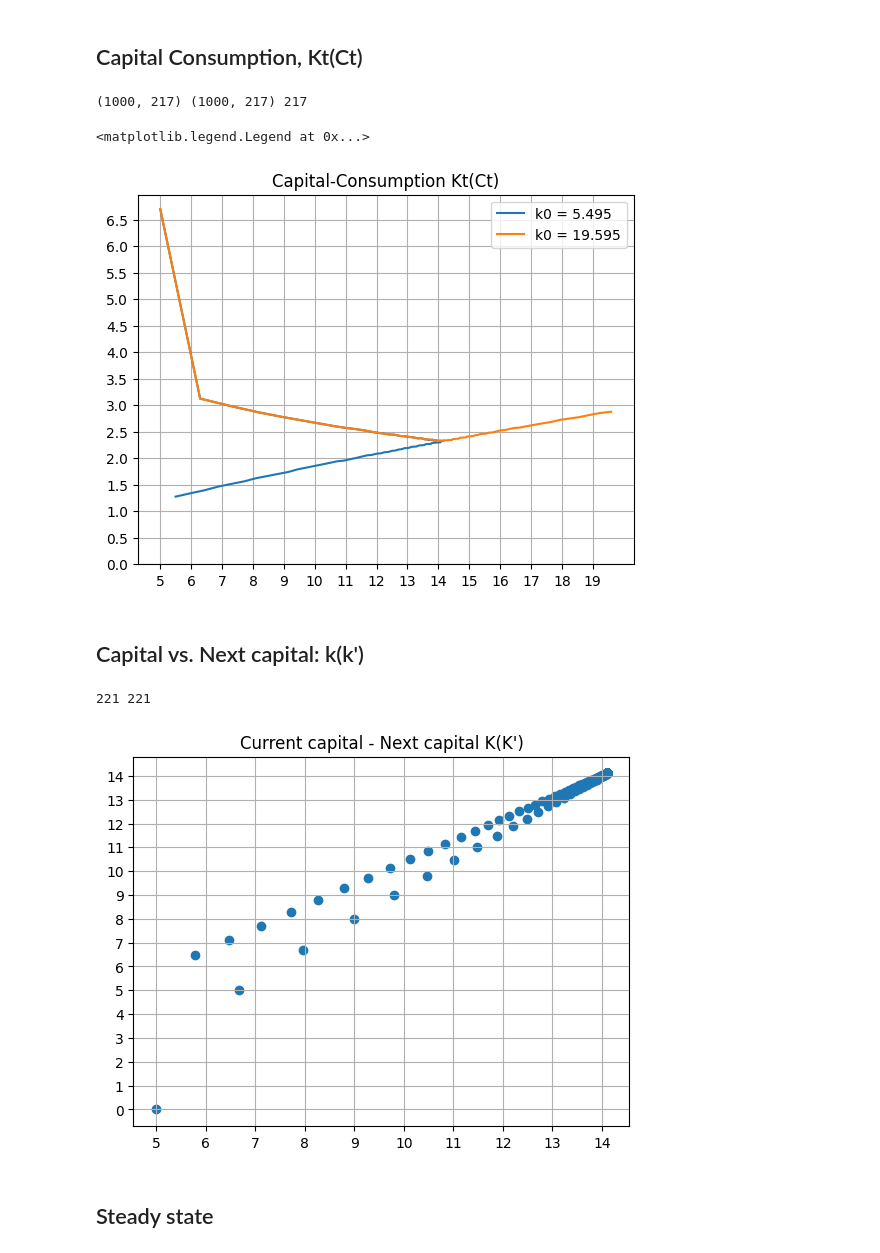
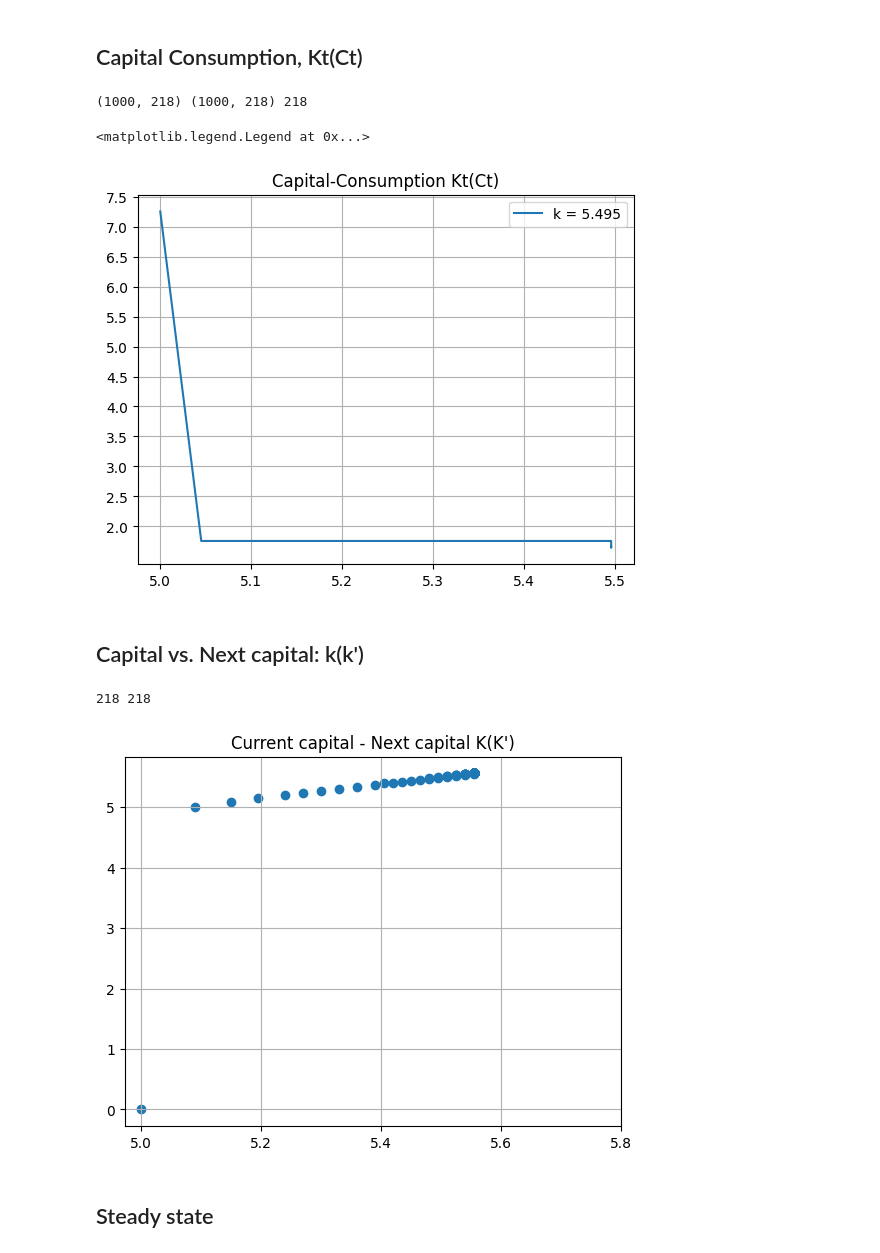
Before and after one commit to dominikstipic/macro, a Jupyter notebook: main.ipynb, the cells around one changed output. Cells and saved outputs as stored; diff of their text form; code cells hidden in the pictures.

```diff
--- a/main.ipynb
+++ b/main.ipynb
@@ -116,6 +99,7 @@ def get_capital_choices(capital_levels: np.array):
         Returns capital trajectories for the initial capital
     """
     state_path = np.load('repo/path.npy')
+    state_path = state_path.astype(int)
     f = np.vectorize(lambda x: capital_levels[x])
     capital_paths = f(state_path)
     return capital_paths
@@ -127,13 +111,17 @@ def consumption(k_now, k_next, alpha, delta):
     return production(k_now, alpha) + (1-delta)*k_now - k_next
 
 def get_consumption_levels(capital_paths, production_function, delta):
+    capital_levels = np.linspace(5, 20, num=1000)
+    capital_paths = get_capital_choices(capital_levels)
+    N, T = capital_paths.shape
+    print(f"levels = {N}, T = {T}")
     path_nums, _ = capital_paths.shape
     ct = np.zeros_like(capital_paths)
     for i in range(path_nums):
-        capital_t = capital_paths[i, :]
+        capital_t = capital_paths[i][::-1]
         stored_t  = (1-delta)*capital_t
-        capital_next = np.append(capital_paths[i, 1:], [0])
-        ct[i, :] = production_function(capital_t) + stored_t - capital_next
+        capital_next = np.append(capital_t[1:], [0])
+        ct[i, :] = capital_t**alpha + stored_t - capital_next
     return ct
 
 def get_future_capital(capital_paths, production_function, delta):
@@ -178,21 +162,21 @@ levels = 1000, T = 217
 # %%
 print(capital_paths.shape, ct.shape, len(capital_paths[0,:]))
 N, T = capital_paths.shape
 plt.title("Capital-Consumption Kt(Ct)")
 
-sample = [0, -1]
+sample = [0]
 for i in sample:
     k0 = round(capital_paths[i,:][0], 3)
-    _=plt.plot(capital_paths[i,:], ct[i, :], label=f"k0 = {k0}")
+    _=plt.plot(capital_paths[i,:], ct[i, :], label=f"k = {k0}")
 
-_=plt.xticks(np.arange(np.min(capital_paths), np.max(capital_paths), step=1))
-_=plt.yticks(np.arange(0, np.max(ct), step=0.5))
+plt.yticks(np.arange(2, 8, step=0.5))
+
 plt.grid()
 plt.legend()
 # %% [output]
-(1000, 217) (1000, 217) 217
+(1000, 218) (1000, 218) 218
 <matplotlib.legend.Legend at 0x...>
-[figure, old version]
+[figure, new version]
 # %% [markdown]
 ## Capital vs. Next capital: k(k')
 # %%
@@ -203,11 +187,11 @@ print(len(capital_t), len(capital_next))
 
 plt.title("Current capital - Next capital K(K')")
 plt.scatter(capital_t, capital_next)
-_=plt.xticks(np.arange(np.min(capital_t), np.max(capital_t), step=1))
+_=plt.xticks(np.arange(5, 6, step=0.2))
 _=plt.yticks(np.arange(np.min(capital_next), np.max(capital_next), step=1))
 plt.grid()
 # %% [output]
-221 221
+218 218
-[figure, old version]
+[figure, new version]
 # %% [markdown]
 ## Steady state
```
Also changed, not shown: parts of 2 cells of this notebook, 3 other files.
